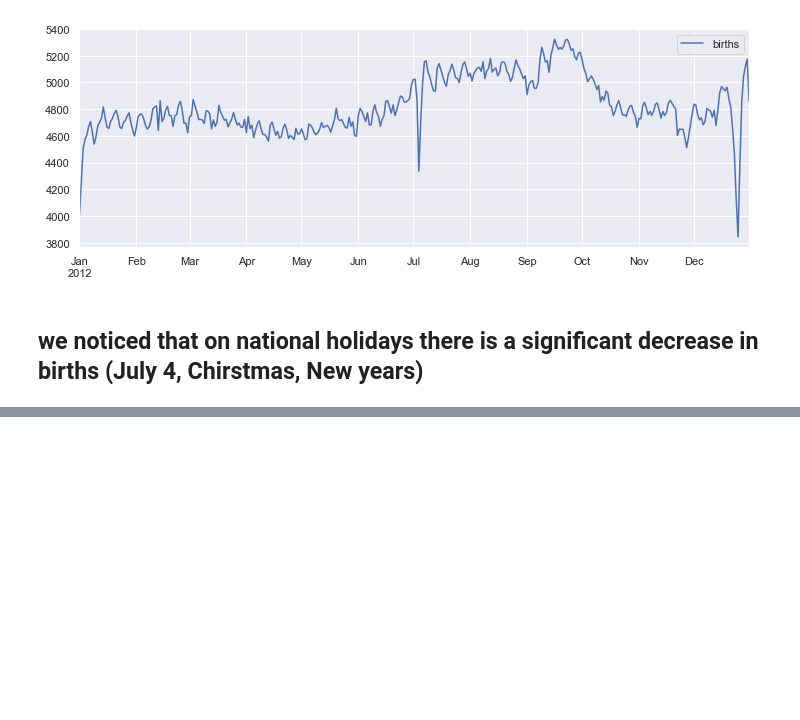
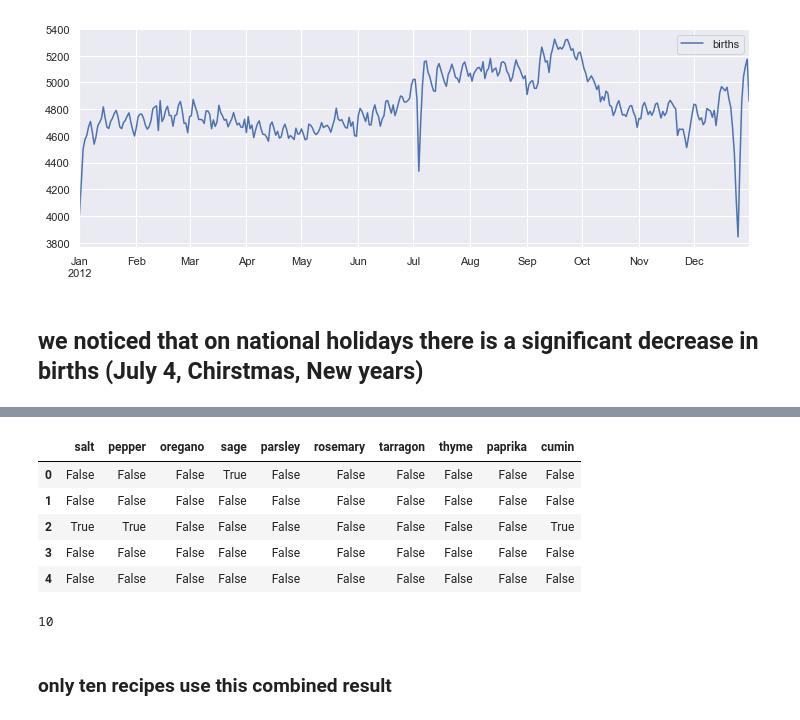
Before and after one commit to davejscott/PythonDataScience, a Jupyter notebook: PandasDataManipulation.ipynb, the cells around one changed output, grey strips where cells are left out. Drawn from its saved outputs; the diff is of its cells as text; code cells hidden in the pictures; blank space fills up the shorter version.

```diff
--- a/PandasDataManipulation.ipynb
+++ b/PandasDataManipulation.ipynb
@@ -2738,0 +2752,3 @@ births_by_date.plot(ax=ax);
+# %%
+data = ['peter', 'Paul', None, 'MARY', 'gUIDO']
+[s.capitalize() for s in data] # breaks if there are any missing values
@@ -2738,0 +2912,4 @@ births_by_date.plot(ax=ax);
+# %%
+with open('20170107-061401-recipeitems.json') as f:
+    line = f.readline()
+pd.read_json(line).shape
@@ -2738,0 +2918,9 @@ births_by_date.plot(ax=ax);
+# %%
+#read entire file into a Python array
+with open('20170107-061401-recipeitems.json', 'r') as f:
+    # Extract each line
+    data = (line.strip() for line in f)
+    # Reformat so each line is the element of a list
+    data_json = "[{0}]".format(','.join(data))
+# read result as a JSON
+recipes = pd.read_json(data_json)
@@ -2738,0 +2987,2 @@ births_by_date.plot(ax=ax);
+# %%
+spice_list = ['salt', 'pepper', 'oregano', 'sage', 'parsley', 'rosemary', 'tarragon', 'thyme', 'paprika', 'cumin']
@@ -2738,0 +2991,20 @@ births_by_date.plot(ax=ax);
+# %%
+import re
+spice_df = pd.DataFrame(
+    dict((spice, recipes.ingredients.str.contains(spice, re.IGNORECASE))
+         for spice in spice_list))
+spice_df.head()
+# %% [output]
+|  | salt | pepper | oregano | sage | parsley | rosemary | tarragon | thyme | paprika | cumin |
+| 0 | False | False | False | True | False | False | False | False | False | False |
+| 1 | False | False | False | False | False | False | False | False | False | False |
+| 2 | True | True | False | False | False | False | False | False | False | True |
+| 3 | False | False | False | False | False | False | False | False | False | False |
+| 4 | False | False | False | False | False | False | False | False | False | False |
+# %%
+selection = spice_df.query('parsley & paprika & tarragon')
+len(selection)
+# %% [output]
+10
+# %% [markdown]
+### only ten recipes use this combined result
```
Also changed, not shown: parts of 67 cells of this notebook.
